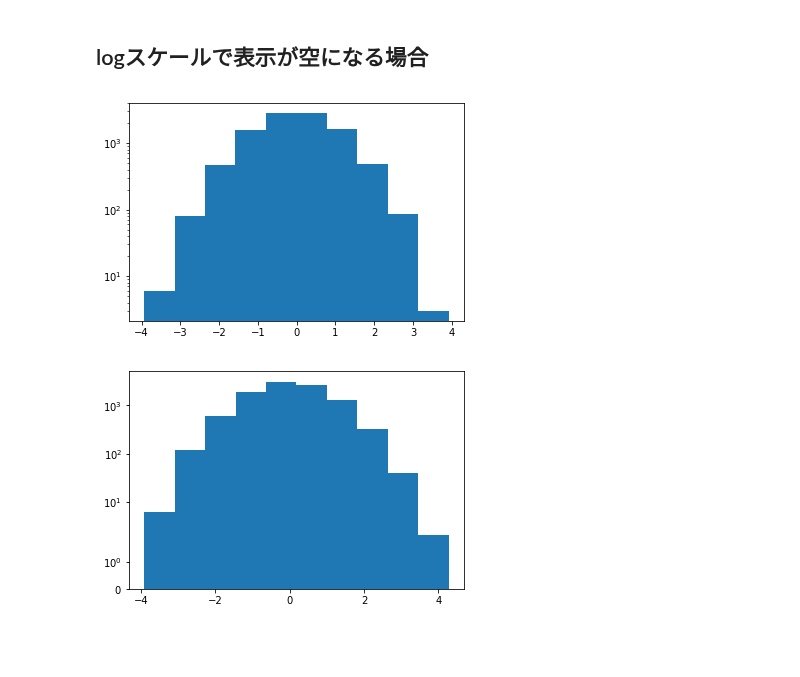
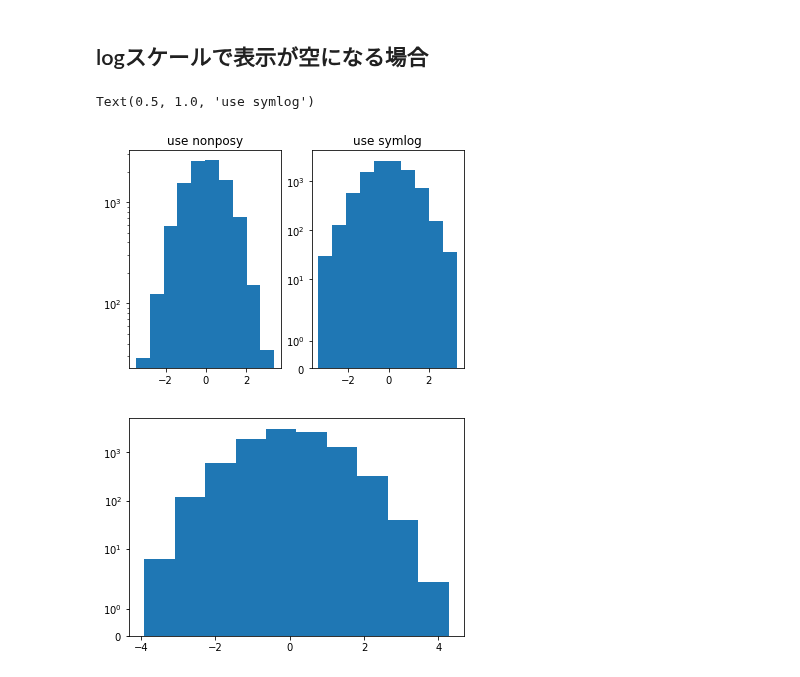
Before and after one commit to t2240013/hello-world, a Jupyter notebook: PythonMemo.ipynb, the cells around one changed output. Saved outputs shown, nothing was run; the diff lists cells and outputs as text; code cells hidden in the pictures; blank space fills up the shorter version.

```diff
--- a/PythonMemo.ipynb
+++ b/PythonMemo.ipynb
@@ -392,12 +404,20 @@ plt.show()
 ## logスケールで表示が空になる場合
 # %%
 x = np.random.randn(10000)
+plt.subplot(121)
 plt.hist(x)
 plt.yscale('log', nonposy='clip' )
 #plt.yscale('log') # 表示が空になる
-plt.show()
+plt.title( 'use nonposy')
+
+plt.subplot(122)
+plt.hist(x)
+plt.yscale('symlog')
+#plt.yscale('symlog', linthreshy=0.01) # linear threshold y : 0.01
+plt.title( 'use symlog')
 # %% [output]
+Text(0.5, 1.0, 'use symlog')
-[figure, old version]
+[figure, new version]
 # %%
 x = np.random.randn(10000)
 plt.hist(x)
```
Also changed, not shown: parts of 22 cells of this notebook.
